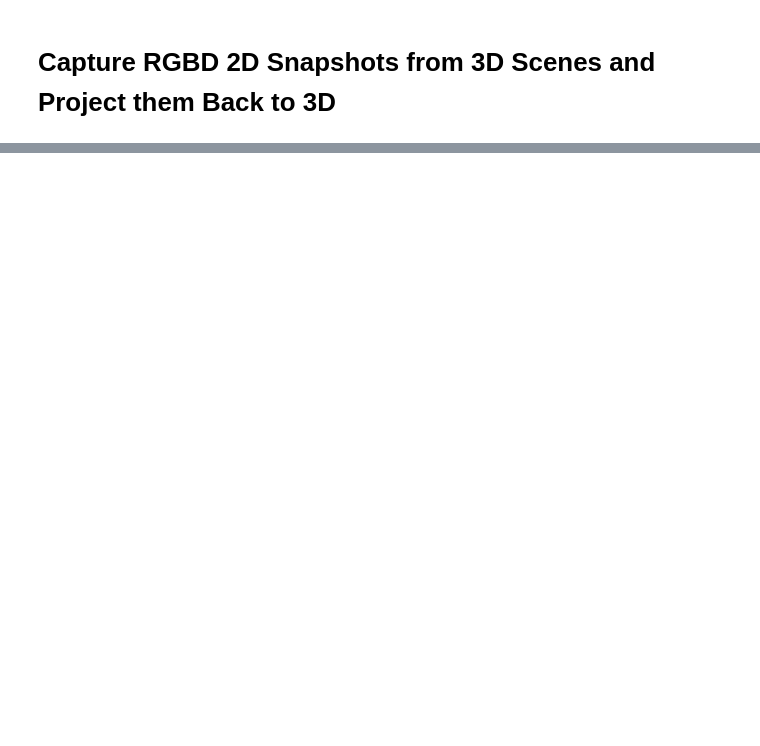
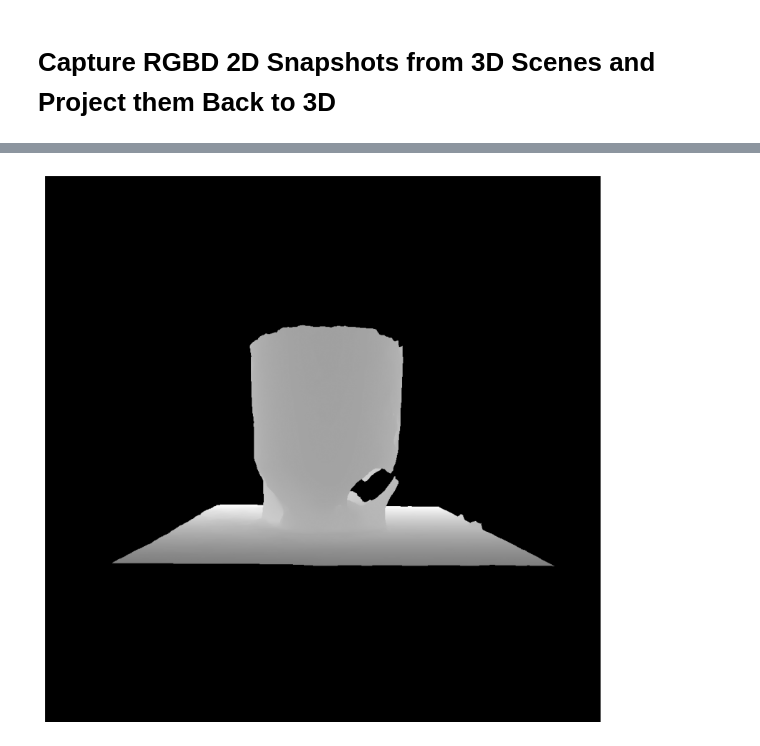
Before and after one commit to mxagar/open3d_guide, a Jupyter notebook: notebooks/12_3D2D3D_Projections.ipynb, the cells around one changed output, grey strips where cells are left out. Saved outputs shown, nothing was run; the diff lists cells and outputs as text; code cells hidden in the pictures; blank space fills up the shorter version.

```diff
--- a/notebooks/12_3D2D3D_Projections.ipynb
+++ b/notebooks/12_3D2D3D_Projections.ipynb
@@ -23,0 +160,4 @@ visualize_obj_file(obj_file)
+# %%
+visualize_image(depth_image)
+# %% [output]
+[figure, added]
```
Also changed, not shown: parts of 21 cells of this notebook, 2 other files.
